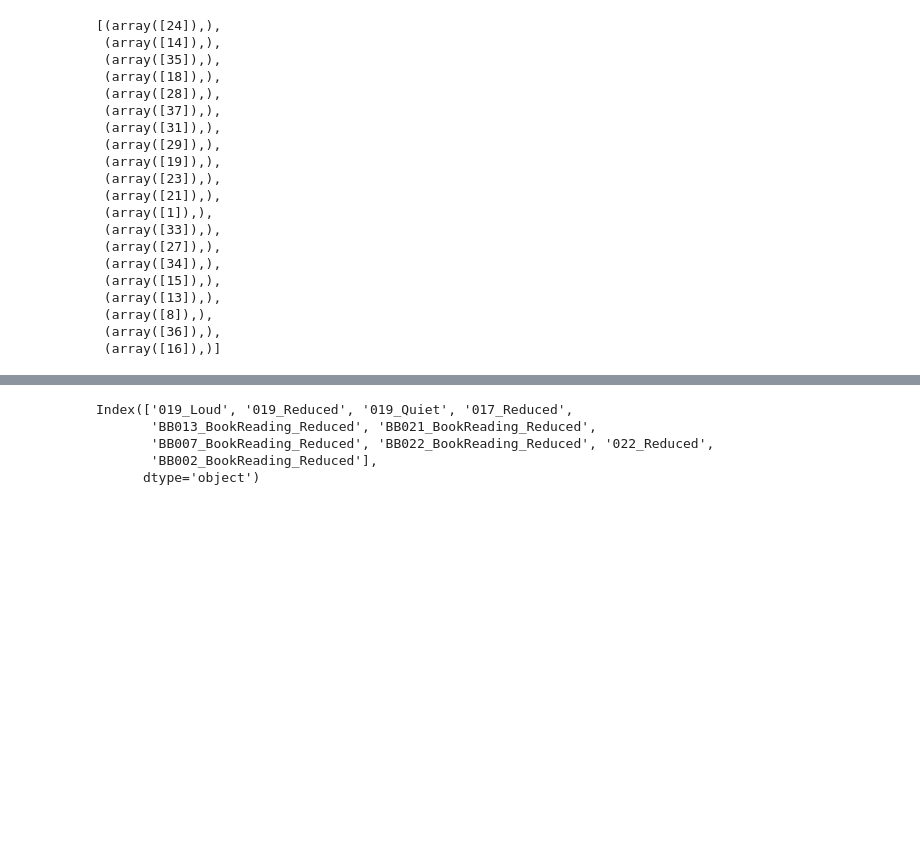
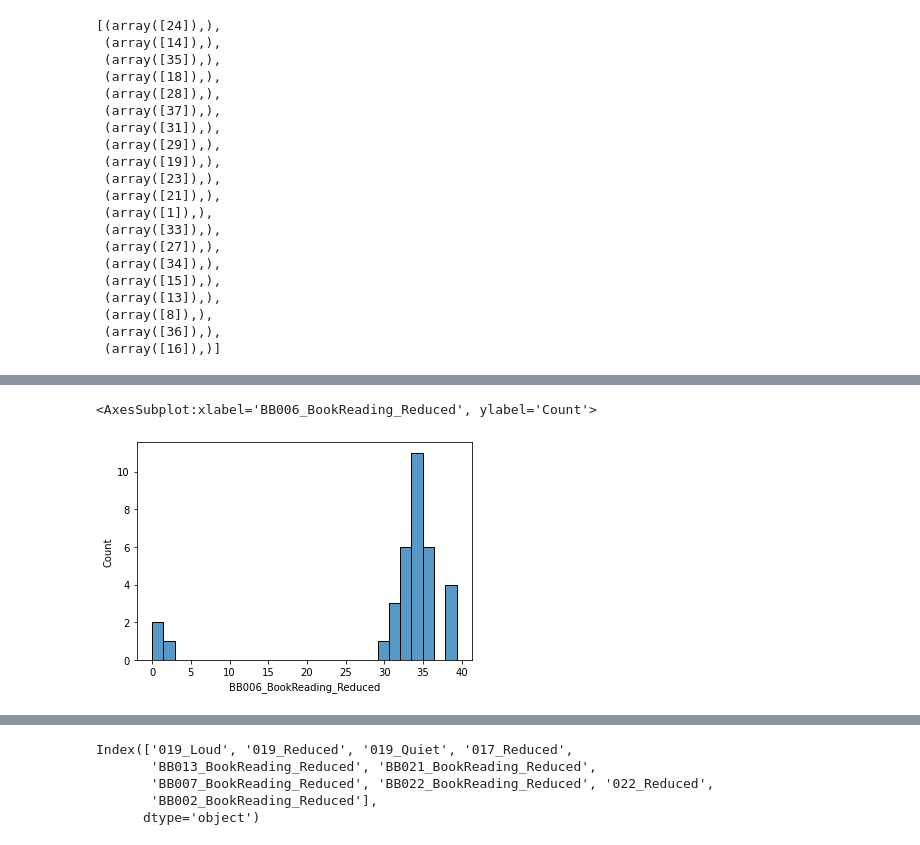
Before and after one commit to Rahul-Brito/infantvoice, a Jupyter notebook: scripts/Sohye Notebook Extra Embeddings.ipynb, the cells around one changed output, grey strips where cells are left out. Saved outputs shown, nothing was run; the diff lists cells and outputs as text; code cells hidden in the pictures; blank space fills up the shorter version.

```diff
--- a/scripts/Sohye Notebook Extra Embeddings.ipynb
+++ b/scripts/Sohye Notebook Extra Embeddings.ipynb
@@ -227,0 +232,5 @@ Text(0, 0.5, 'Euclidean distance')
+# %%
+sns.histplot(distance_nr['BB006_BookReading_Reduced'])
+# %% [output]
+<AxesSubplot:xlabel='BB006_BookReading_Reduced', ylabel='Count'>
+[figure, added]
```
Also changed, not shown: parts of 6 cells of this notebook.
